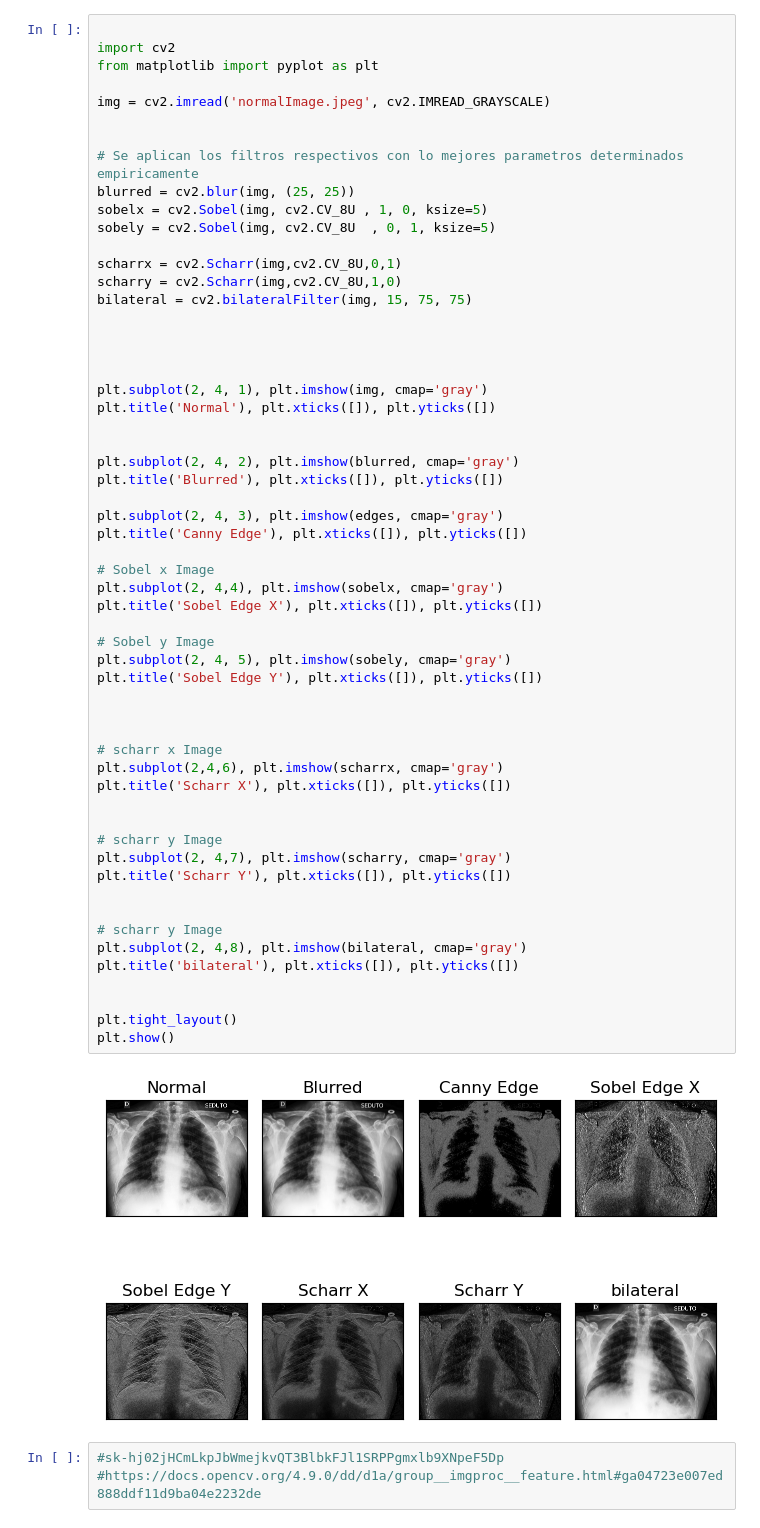
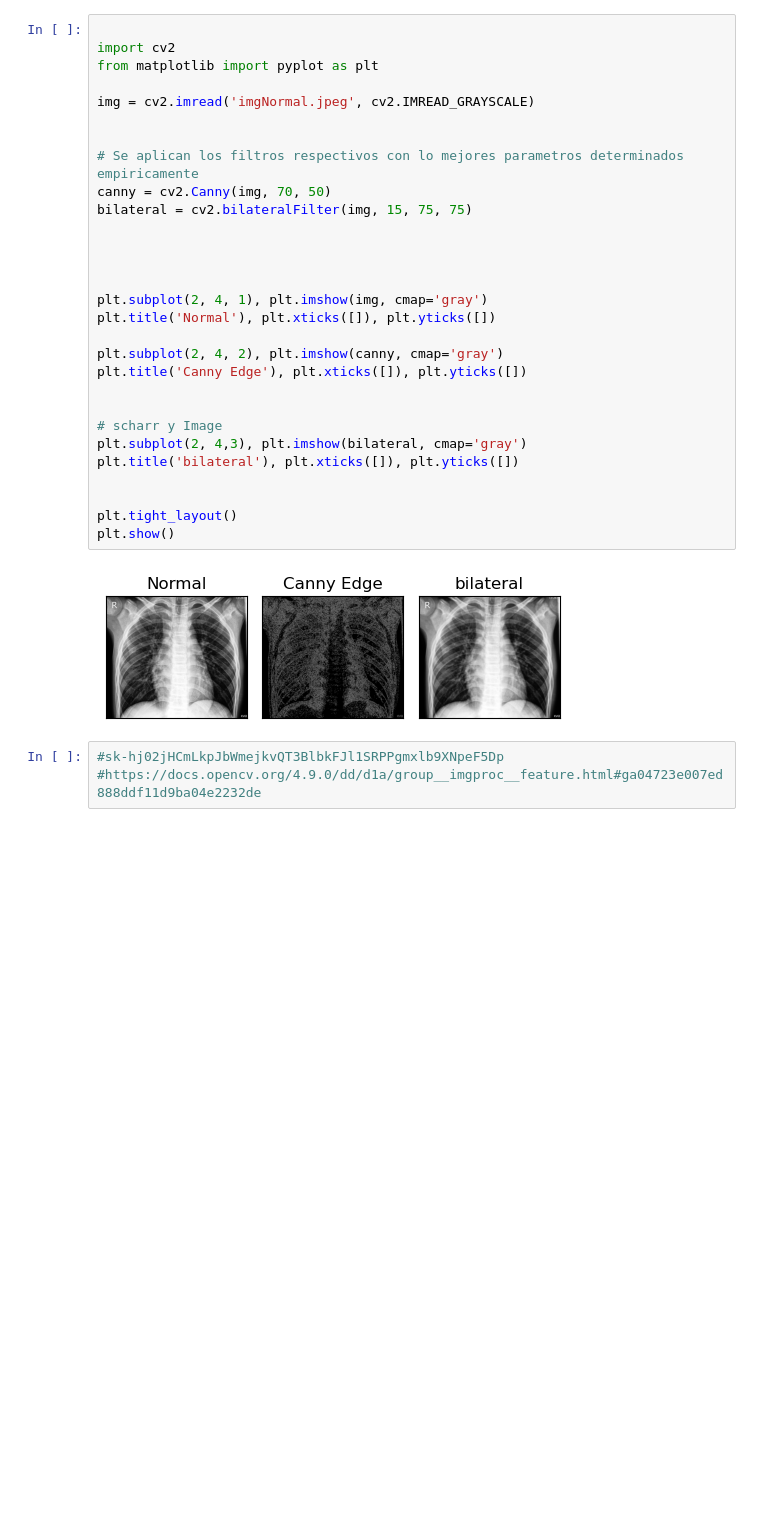
Before and after one commit to aalvaradog/Proyecto2IA, a Jupyter notebook: AplicaciónFiltros.ipynb, the cells around one changed output. Cells and saved outputs as stored; diff of their text form; blank space fills up the shorter version.

```diff
--- a/AplicaciónFiltros.ipynb
+++ b/AplicaciónFiltros.ipynb
@@ -1,62 +1,34 @@
 # %%
 
 import cv2
 from matplotlib import pyplot as plt
 
-img = cv2.imread('normalImage.jpeg', cv2.IMREAD_GRAYSCALE)
+img = cv2.imread('imgNormal.jpeg', cv2.IMREAD_GRAYSCALE)
 
 
 # Se aplican los filtros respectivos con lo mejores parametros determinados empiricamente
-blurred = cv2.blur(img, (25, 25))
-sobelx = cv2.Sobel(img, cv2.CV_8U , 1, 0, ksize=5)
-sobely = cv2.Sobel(img, cv2.CV_8U  , 0, 1, ksize=5)
-
-scharrx = cv2.Scharr(img,cv2.CV_8U,0,1)
-scharry = cv2.Scharr(img,cv2.CV_8U,1,0)
+canny = cv2.Canny(img, 70, 50)
 bilateral = cv2.bilateralFilter(img, 15, 75, 75)
 
 
 
 
 plt.subplot(2, 4, 1), plt.imshow(img, cmap='gray')
 plt.title('Normal'), plt.xticks([]), plt.yticks([])
 
-
-plt.subplot(2, 4, 2), plt.imshow(blurred, cmap='gray')
-plt.title('Blurred'), plt.xticks([]), plt.yticks([])
-
-plt.subplot(2, 4, 3), plt.imshow(edges, cmap='gray')
+plt.subplot(2, 4, 2), plt.imshow(canny, cmap='gray')
 plt.title('Canny Edge'), plt.xticks([]), plt.yticks([])
-
-# Sobel x Image
-plt.subplot(2, 4,4), plt.imshow(sobelx, cmap='gray')
-plt.title('Sobel Edge X'), plt.xticks([]), plt.yticks([])
-
-# Sobel y Image
-plt.subplot(2, 4, 5), plt.imshow(sobely, cmap='gray')
-plt.title('Sobel Edge Y'), plt.xticks([]), plt.yticks([])
-
-
-
-# scharr x Image
-plt.subplot(2,4,6), plt.imshow(scharrx, cmap='gray')
-plt.title('Scharr X'), plt.xticks([]), plt.yticks([])
 
 
 # scharr y Image
-plt.subplot(2, 4,7), plt.imshow(scharry, cmap='gray')
-plt.title('Scharr Y'), plt.xticks([]), plt.yticks([])
-
-
-# scharr y Image
-plt.subplot(2, 4,8), plt.imshow(bilateral, cmap='gray')
+plt.subplot(2, 4,3), plt.imshow(bilateral, cmap='gray')
 plt.title('bilateral'), plt.xticks([]), plt.yticks([])
 
 
 plt.tight_layout()
 plt.show()
 # %% [output]
-[figure, old version]
+[figure, new version]
 # %%
 #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
 #https://docs.opencv.org/4.9.0/dd/d1a/group__imgproc__feature.html#ga04723e007ed888ddf11d9ba04e2232de
```
Also changed, not shown: parts of 4 cells of this notebook, 4 other files.
